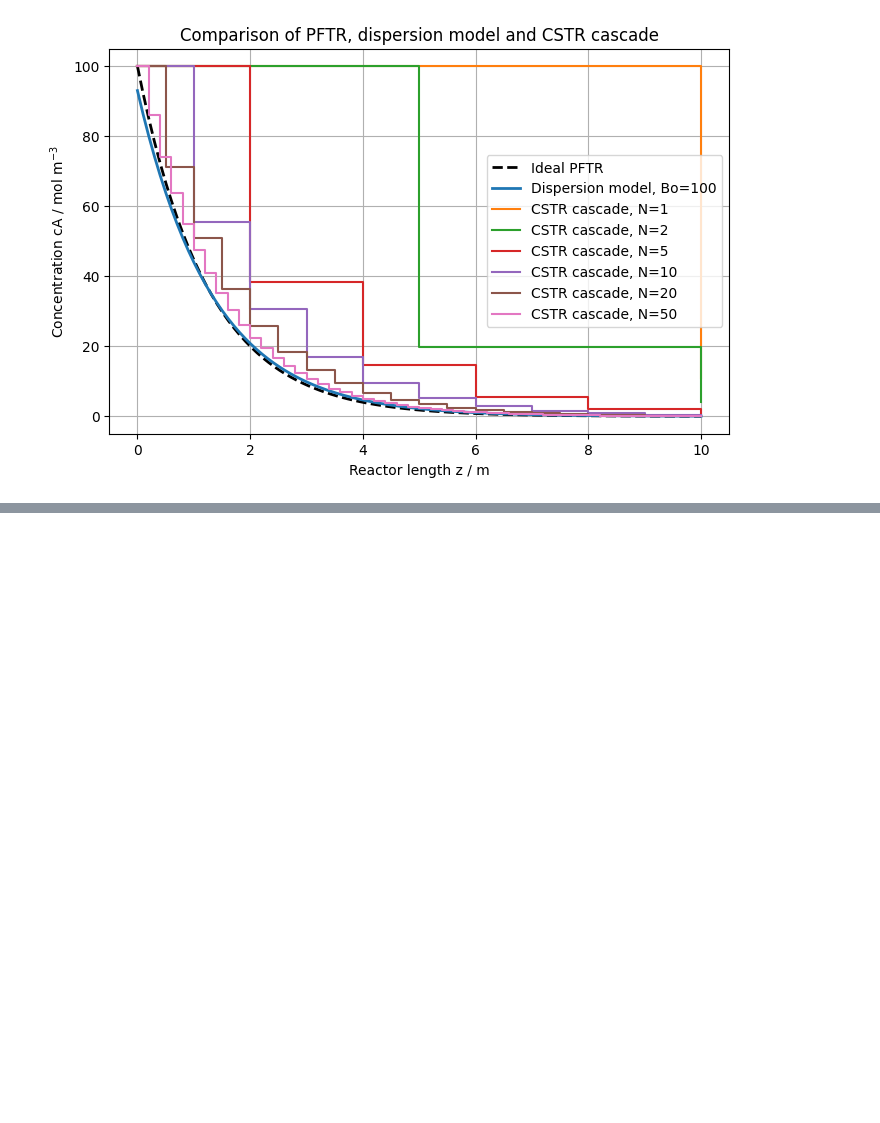
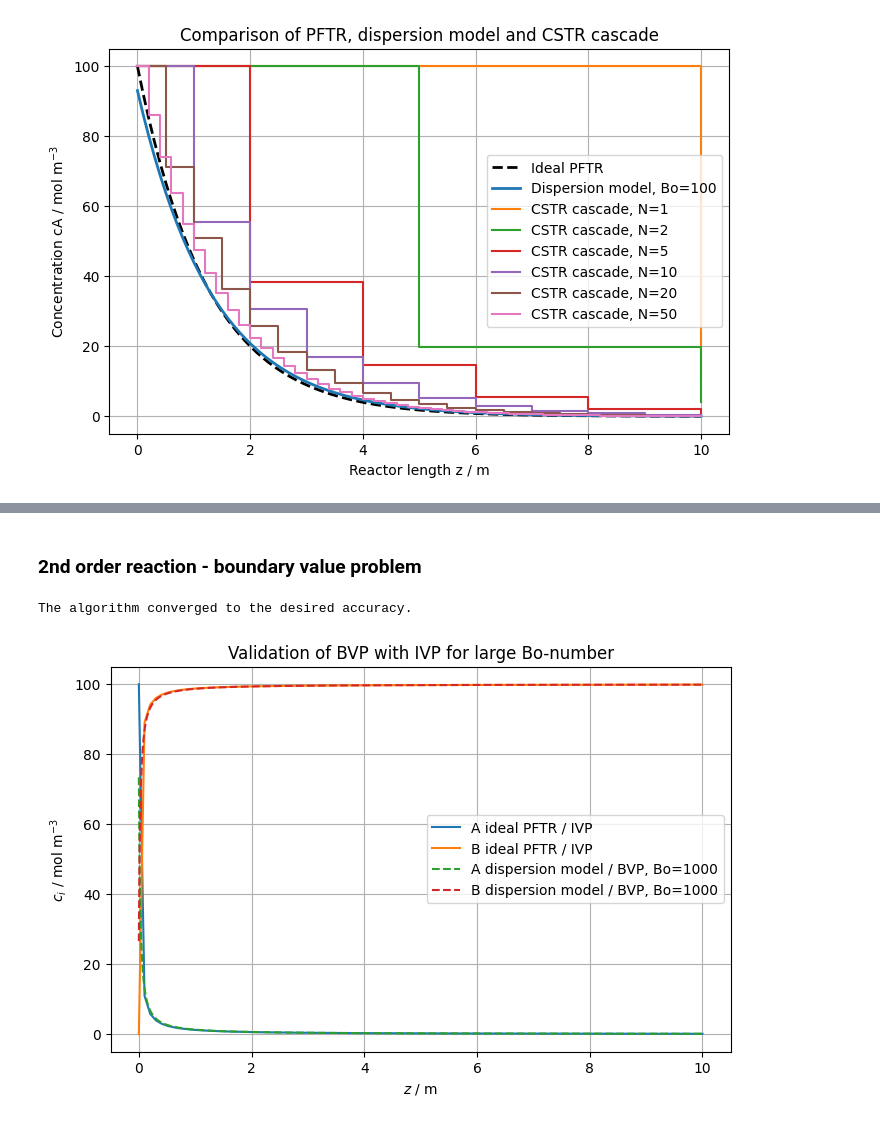
Before and after one commit to franzi-j/Assignment-4, a Jupyter notebook: Assigment_4_CRE III_Franzi.ipynb, the cells around one changed output, grey strips where cells are left out. Drawn from its saved outputs; the diff is of its cells as text; code cells hidden in the pictures; blank space fills up the shorter version.

```diff
--- a/Assigment_4_CRE III_Franzi.ipynb
+++ b/Assigment_4_CRE III_Franzi.ipynb
@@ -352,0 +487,65 @@ plt.show()
+# %% [markdown]
+### 2nd order reaction - boundary value problem
+# %%
+def PFTR_re(z, y):
+    'real PFTR model with axial dispersion'
+    c_A = y[0]
+    dc_A_dz = y[1]
+    c_B = y[2]
+    dc_B_dz = y[3]
+
+    r = kinetics(c_A)
+
+    d2c_A_dz2 = (u * dc_A_dz + r) / D_ax
+    d2c_B_dz2 = (u * dc_B_dz - r) / D_ax
+
+    return np.vstack((dc_A_dz, d2c_A_dz2,
+                      dc_B_dz, d2c_B_dz2))
+
+def bc(ya, yb):
+    'Danckwerts boundary conditions'
+    # ya = values at z = 0
+    # yb = values at z = L
+
+    bc_A_in = u_up * A_up * c_A_in - (u * A * ya[0] - A * D_ax * ya[1])
+    bc_B_in = u_up * A_up * c_B_in - (u * A * ya[2] - A * D_ax * ya[3])
+
+    bc_A_out = yb[1]       # dcA/dz at z=L = 0
+    bc_B_out = yb[3]       # dcB/dz at z=L = 0
+
+    return np.array([bc_A_in, bc_B_in, bc_A_out, bc_B_out])
+
+z = np.linspace(0, L, 1000)
+
+# Initial guess for BVP
+y_init = np.zeros((4, z.size))
+y_init[0] = c_A_in * np.exp(-k/u * z)       # guess for c_A
+y_init[2] = c_A_in - y_init[0]              # guess for c_B
+
+sol_re = solve_bvp(
+    PFTR_re,
+    bc,
+    z,
+    y_init,
+    max_nodes=10000
+)
+
+print(sol_re.message)
+
+plt.figure(figsize=(8,5))
+
+plt.plot(sol_id.t, sol_id.y[0], label="A ideal PFTR / IVP")
+plt.plot(sol_id.t, sol_id.y[1], label="B ideal PFTR / IVP")
+
+plt.plot(sol_re.x, sol_re.y[0], "--", label=f"A dispersion model / BVP, Bo={Bo}")
+plt.plot(sol_re.x, sol_re.y[2], "--", label=f"B dispersion model / BVP, Bo={Bo}")
+
+plt.xlabel("$z$ / m")
+plt.ylabel("$c_i$ / mol m$^{-3}$")
+plt.title("Validation of BVP with IVP for large Bo-number")
+plt.grid(True)
+plt.legend()
+plt.show()
+# %% [output]
+The algorithm converged to the desired accuracy.
+[figure, added]
```
Also changed, not shown: parts of 6 cells of this notebook.
